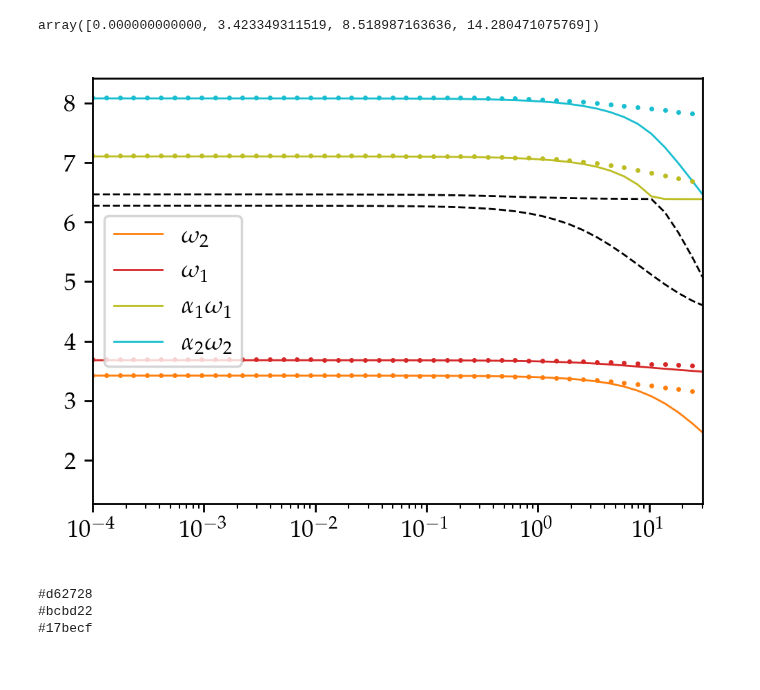
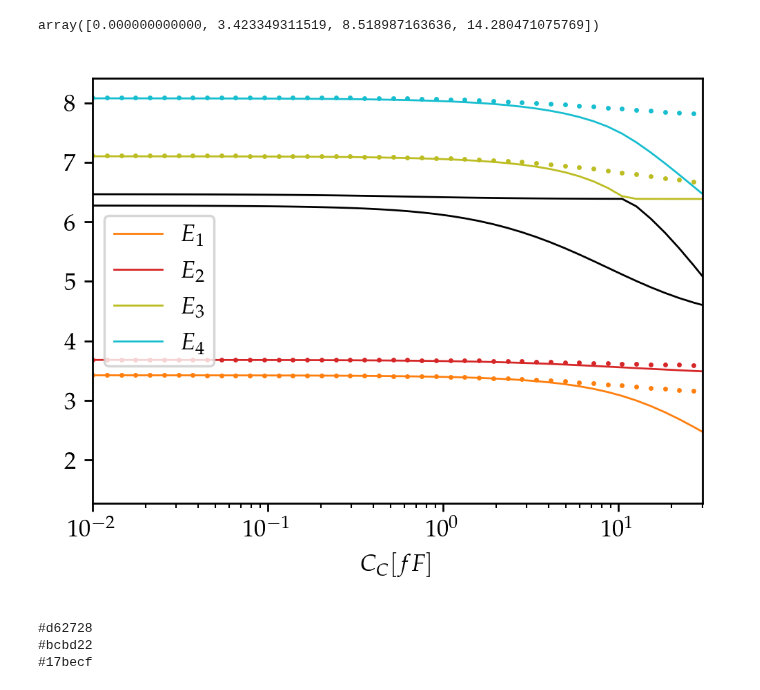
Before and after one commit to GabrielJauma/tunable-capacitive-coupling-flux-qubits, a Jupyter notebook: two_unit_cells_capacitively_coupled/unit_cell-C-unit_cell_model_comparison.ipynb, the cells around one changed output. Cells and saved outputs as stored; diff of their text form; code cells hidden in the pictures.

```diff
--- a/two_unit_cells_capacitively_coupled/unit_cell-C-unit_cell_model_comparison.ipynb
+++ b/two_unit_cells_capacitively_coupled/unit_cell-C-unit_cell_model_comparison.ipynb
@@ -172,8 +172,8 @@ fig.show()
 # %%
 nmax_r = 5
 nmax_f = 10
-CC_values      = np.geomspace(1e-4,1e2, 50)
-CC_values_full = np.geomspace(1e-4,1e2, 5)
+CC_values      = np.geomspace(1e-2,1e2, 50)
+CC_values_full = np.geomspace(1e-2,1e2, 5)
 only_inner = True
 compensate_extra_cap = False
 only_renormalization = False
@@ -207,27 +207,28 @@ array([0.000000000000, 3.423349311519, 8.518987163636, 14.280471075769])
 # %%
 colors = figs.generate_colors_from_colormap(n_eig, 'tab10')
 
 qubit_indices = [1,2,5,6]
 resonator_indices = [3,4]
 
 colors_qubit = [colors[i] for i in qubit_indices]
 colors_resonator = [colors[i] for i in resonator_indices]
-labels = [r'$\omega_2$',r'$\omega_1$',r'$\alpha_1\omega_1$',r'$\alpha_2\omega_2$',]
+# labels = [r'$\omega_2$',r'$\omega_1$',r'$\alpha_1\omega_1$',r'$\alpha_2\omega_2$',]
+labels = ['$E_1$','$E_2$','$E_3$','$E_4$']
 
-fig, ax = plt.subplots(figsize=[4,3], dpi=250)
+fig, ax = plt.subplots(figsize=np.array([5,4])*0.8, dpi=250)
 
 [ax.plot(CC_values, E_composite[:,i],linewidth=0.8, color=colors[i], label=labels[n]) for n,i in enumerate(qubit_indices)]
-[ax.plot(CC_values, E_composite[:,i],'k--', linewidth=0.8) for i in resonator_indices]
+[ax.plot(CC_values, E_composite[:,i],'k', linewidth=0.8) for i in resonator_indices]
 [ax.plot(CC_values, E_qubits[:,i], '.', linewidth=0.8, color=colors_qubit[n], markersize=2) for n,i in enumerate(range(1,n_eig_qubit))]
-# [ax.plot(CC_values_full, E_full[:,i], 'o', linewidth=0.8, color=colors[i], markersize=1) for i in range(n_eig)]
-#
+
 ax.legend()
 ax.set_xscale('log')
-# ax.set_xlabel( f'$C_C={CC}\\,fF$')
-ax.set_xlim(1e-4, 3e1)
-# ax.set_ylim(bottom=2)
+ax.set_xlabel( f'$C_C[fF]$')
+ax.set_xlim(1e-2,3e1)
+
 fig.tight_layout()
+figs.export('spectrum_vs_CC_model_comparison.pdf')
 fig.show()
 # %% [output]
-[figure, old version]
+[figure, new version]
 # %%
```
Also changed, not shown: parts of 3 cells of this notebook, 4 other files.
